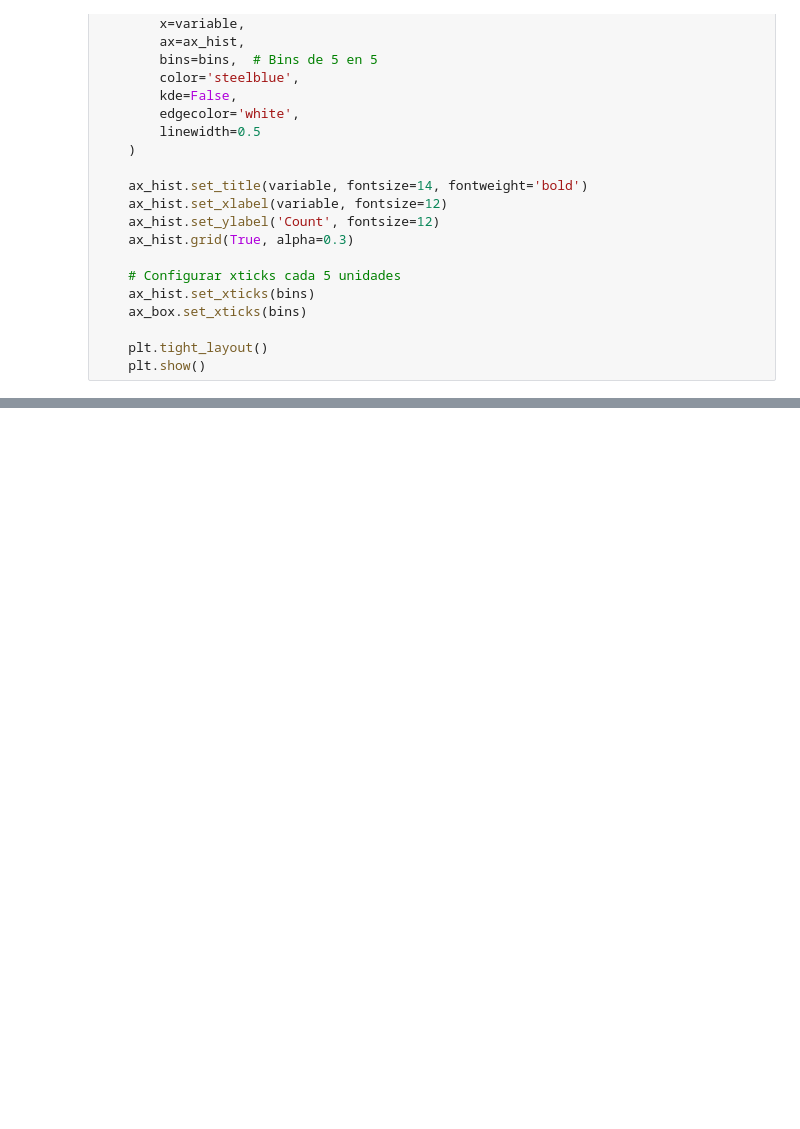
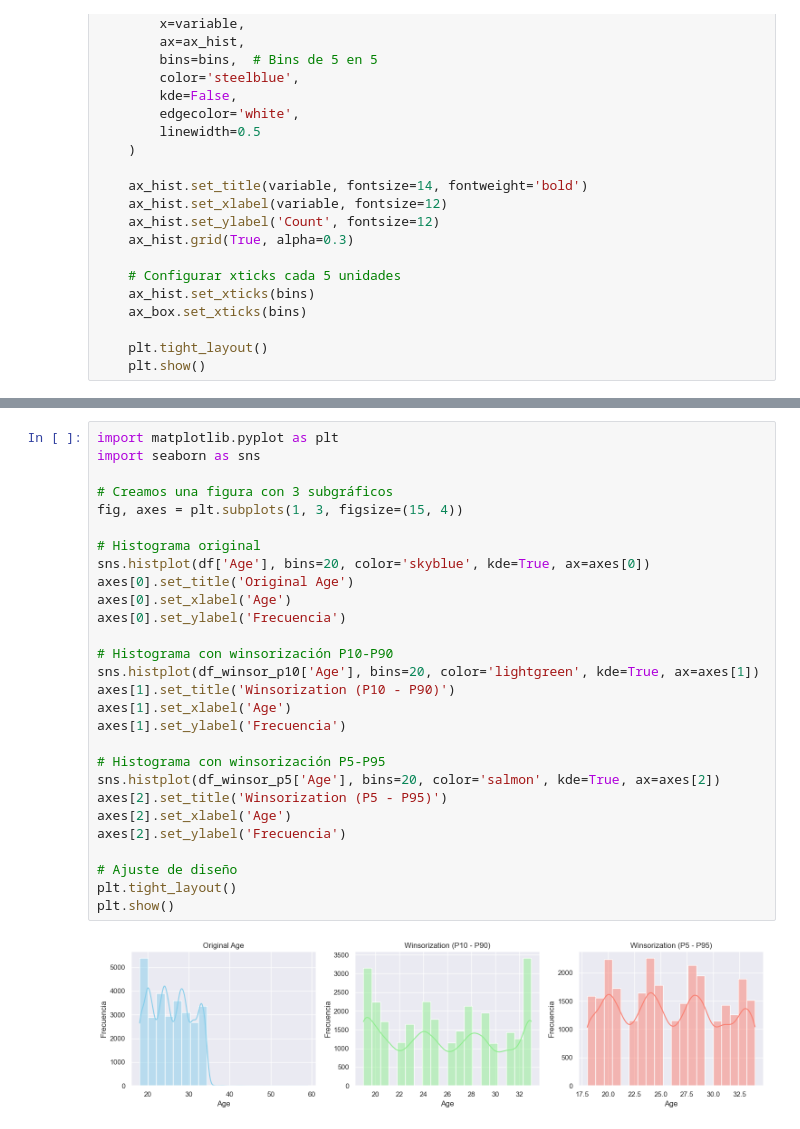
Before and after one commit to AgustinB123/Laboratorio-3, a Jupyter notebook: notebooks/tratar_dataset.ipynb, the cells around one changed output, grey strips where cells are left out. Drawn from its saved outputs; the diff is of its cells as text; blank space fills up the shorter version.

```diff
--- a/notebooks/tratar_dataset.ipynb
+++ b/notebooks/tratar_dataset.ipynb
@@ -247,0 +344,30 @@ plot_boxplot_and_hist(df_sample, "Age")
+# %%
+import matplotlib.pyplot as plt
+import seaborn as sns
+
+# Creamos una figura con 3 subgráficos
+fig, axes = plt.subplots(1, 3, figsize=(15, 4))
+
+# Histograma original
+sns.histplot(df['Age'], bins=20, color='skyblue', kde=True, ax=axes[0])
+axes[0].set_title('Original Age')
+axes[0].set_xlabel('Age')
+axes[0].set_ylabel('Frecuencia')
+
+# Histograma con winsorización P10-P90
+sns.histplot(df_winsor_p10['Age'], bins=20, color='lightgreen', kde=True, ax=axes[1])
+axes[1].set_title('Winsorization (P10 - P90)')
+axes[1].set_xlabel('Age')
+axes[1].set_ylabel('Frecuencia')
+
+# Histograma con winsorización P5-P95
+sns.histplot(df_winsor_p5['Age'], bins=20, color='salmon', kde=True, ax=axes[2])
+axes[2].set_title('Winsorization (P5 - P95)')
+axes[2].set_xlabel('Age')
+axes[2].set_ylabel('Frecuencia')
+
+# Ajuste de diseño
+plt.tight_layout()
+plt.show()
+# %% [output]
+[figure, added]
```
Also changed, not shown: parts of 8 cells of this notebook, 2 other files.
